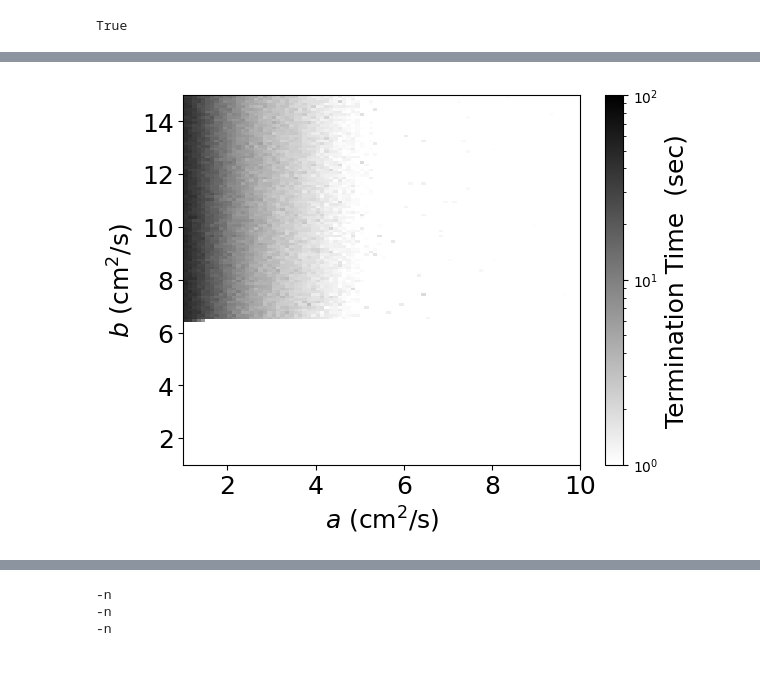
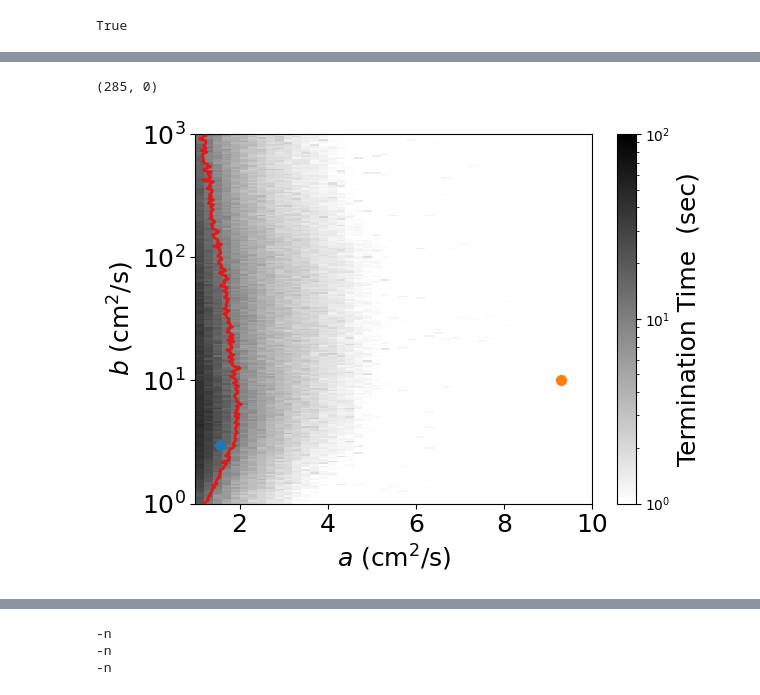
Before and after one commit to timtyree/bgmc, a Jupyter notebook: python/visualizing the heatmap of the creation model cloud survey.ipynb, the cells around one changed output, grey strips where cells are left out. Cells and saved outputs as stored; diff of their text form; code cells hidden in the pictures; blank space fills up the shorter version.

```diff
--- a/python/visualizing the heatmap of the creation model cloud survey.ipynb
+++ b/python/visualizing the heatmap of the creation model cloud survey.ipynb
@@ -134,4 +131,11 @@ df_descr = df.groupby(by=['a','b'])['TermTime'].describe()
 # %%
 # np.array(df_descr.index.values)
 a_values = df_descr.reset_index()['a'].drop_duplicates().values
-b_values = df_descr.reset_index()['b'].drop_duplicates().values
+# b_values = df_descr.reset_index()['b'].drop_duplicates().values
+log10b_values = df_descr.reset_index()['log10b'].drop_duplicates().values
+# %%
+# log10b_values = np.around(np.log10(b_values),5)
+logb_step = np.median(np.diff(log10b_values))
+logb_min = np.min(log10b_values)
+logb_max = np.max(log10b_values)
+logb_min,logb_max,logb_step
@@ -263,3 +310,20 @@ array([ 6.5,  6.6,  6.7,  6.8,  6.9,  7. ,  7.1,  7.2,  7.3,  7.4,  7.5,
+# %%
+# clotting_time = 40 #s
+clotting_time = 10 #s
+contours = find_contours(z, level = clotting_time, mode = 'hard_boundary')
+# for c in contours:
+#     pass
+# c
+imax = -9999
+max_len = 0
+for i,c in enumerate(contours):
+    l = c.shape[0]
+    if l>max_len:
+        max_len = l
+        imax = i
+max_len,imax
+# %% [output]
+(285, 0)
 # %%
 # beep(3)
 # %%
@@ -276,20 +338,41 @@ array([ 6.5,  6.6,  6.7,  6.8,  6.9,  7. ,  7.1,  7.2,  7.3,  7.4,  7.5,
 # %%
 fontsize=18
 # z_min, z_max = -np.abs(z).max(), np.abs(z).max()
 # z_min, z_max = 1e-9, z.max()
 # z_min, z_max = 1e-3, z.max()
 # z_min, z_max = 1e-1, z.max()
 # z_min, z_max = 1e-1, 100
 z_min, z_max = 1, 100
 # z_min, z_max = 1e1, z.max()
 # z_min, z_max = 1e-9, 1e-5
+# c = plt.pcolormesh(x, y, z, cmap ='gray_r')#, cmap='viridis')
 c = plt.pcolormesh(x, y, z, cmap ='gray_r', vmin = z_min, vmax = z_max, norm=LogNorm())#, cmap='viridis')
 cbar = plt.colorbar(c)
 cbar.set_label('Termination Time  (sec)',fontsize=fontsize)
+# cbar.set_ticklabels(fontsize=fontsize)
+
+#plot contours
+ixv = np.arange(x[:,0].shape[0])
+iyv = np.arange(y[0,:].shape[0])
+# for c in contours:
+c  = contours[imax]
+xv = np.interp(x=c[:,0], xp=ixv, fp=x[:,0])
+yv = np.interp(x=c[:,1], xp=iyv, fp=y[0,:])
+plt.plot(xv,yv,color='r',lw=2,alpha=0.8)
+
+#plot points of full models
+afull = [1.552,9.3]
+lbfull = np.log10([3.01,10.0])
+cfull = ['C0','C1']
+plt.scatter(x=[afull[0]],y=[lbfull[0]],c=[cfull[0]],zorder=10,s=50)
+plt.scatter(x=[afull[1]],y=[lbfull[1]],c=[cfull[1]],zorder=10,s=50)
+
 format_plot(xlabel=r'$a$ (cm$^2/$s)', ylabel=r'$b$ (cm$^2/$s)',fontsize=fontsize)
 # plt.ylim([7.8,15])
 # plt.title('matplotlib.pyplot.pcolormesh() function Example', fontweight ="bold")
+plt.yticks(range(4))
+plt.gca().set_yticklabels([r"$10^0$",r"$10^1$",r"$10^2$",r"$10^3$"])
 plt.show()
 # %% [output]
-[figure, old version]
+[figure, new version]
 # %%
```
Also changed, not shown: parts of 30 cells of this notebook.
